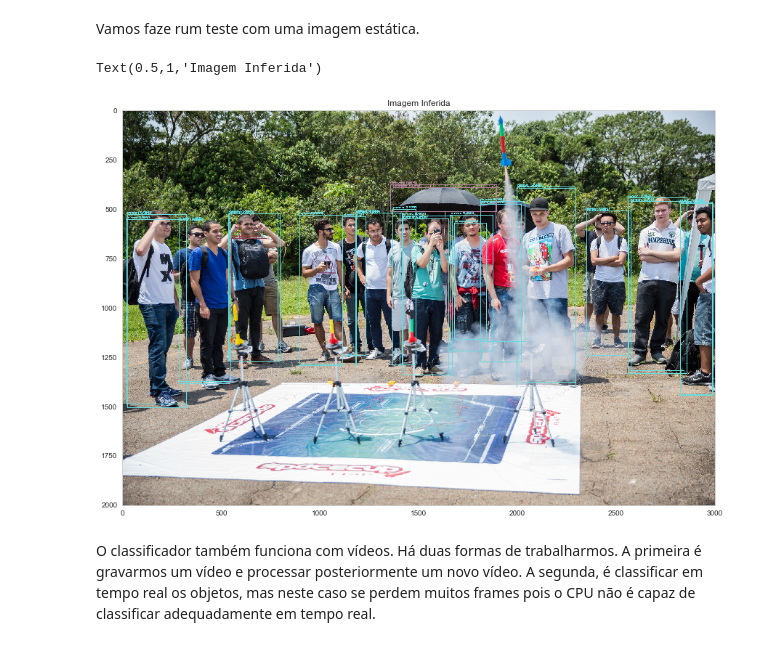
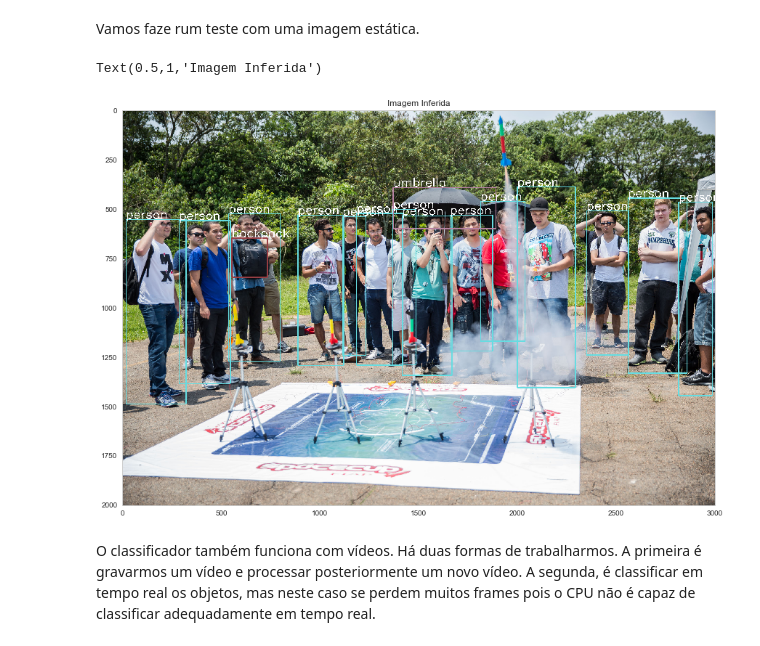
Before and after one commit to michelpf/fiap-ml-tec-proc-imagens, a Jupyter notebook: aula-6-tracking-machine-learning/single-shot-detection.ipynb, the cells around one changed output. Drawn from its saved outputs; the diff is of its cells as text; code cells hidden in the pictures.

Commit message:
Nova imagem de capa

```diff
--- a/aula-6-tracking-machine-learning/single-shot-detection.ipynb
+++ b/aula-6-tracking-machine-learning/single-shot-detection.ipynb
@@ -113,7 +115,6 @@ def identificar_objetos(frame):
     return frame
 # %%
 def identificar_objetos_alpha(frame):
-    overlay = frame.copy()
 
     (H, W) = frame.shape[:2]
 
@@ -163,12 +164,11 @@ def identificar_objetos_alpha(frame):
             (w, h) = (boxes[i][2], boxes[i][3])
 
             color = [int(c) for c in COLORS[classIDs[i]]]
-            cv2.rectangle(overlay, (x, y), (x + w, y + h), color, -1)
-            text = "{}: {:.4f}".format(LABELS[classIDs[i]], confidences[i])
-            cv2.putText(overlay, text, (x, y - 5), cv2.FONT_HERSHEY_SIMPLEX, 0.5, color, 2)
-            image_new = cv2.addWeighted(overlay, 0.5, frame, 1 - 0.5, 0)
+            cv2.rectangle(frame, (x, y), (x + w, y + h), color, 4)
+            text = "{}".format(LABELS[classIDs[i]])
+            cv2.putText(frame, text, (x, y - 5), cv2.FONT_HERSHEY_SIMPLEX, 2, (255,255,255), 4)
 
-    return image_new
+    return frame
 # %% [markdown]
 Vamos faze rum teste com uma imagem estática.
 # %%
@@ -176,17 +176,17 @@ imagem_inferencia = cv2.imread("imagens/spacecup.jpg")
 imagem_inferencia = cv2.cvtColor(imagem_inferencia, cv2.COLOR_BGR2RGB)
 (width, height) = imagem_inferencia.shape[:2]
 # %%
-imagem = identificar_objetos(imagem_inferencia)
+imagem = identificar_objetos_alpha(imagem_inferencia)
 
 imagem_example = cv2.cvtColor(imagem, cv2.COLOR_RGB2BGR)
-cv2.imwrite("imagens/spacecup_inf.png", imagem_example)
+cv2.imwrite("imagens/spacecup_inf_readme.png", imagem_example)
 
 plt.figure(figsize=(20,10))
 plt.imshow(imagem)
 plt.title("Imagem Inferida")
 # %% [output]
 Text(0.5,1,'Imagem Inferida')
-[figure, old version]
+[figure, new version]
 # %% [markdown]
 O classificador também funciona com vídeos. Há duas formas de trabalharmos. A primeira é gravarmos um vídeo e processar posteriormente um novo vídeo. A segunda, é classificar em tempo real os objetos, mas neste caso se perdem muitos frames pois o CPU não é capaz de classificar adequadamente em tempo real.
 # %% [markdown]
```
Also changed, not shown: parts of 1 cell of this notebook, 5 other files.
